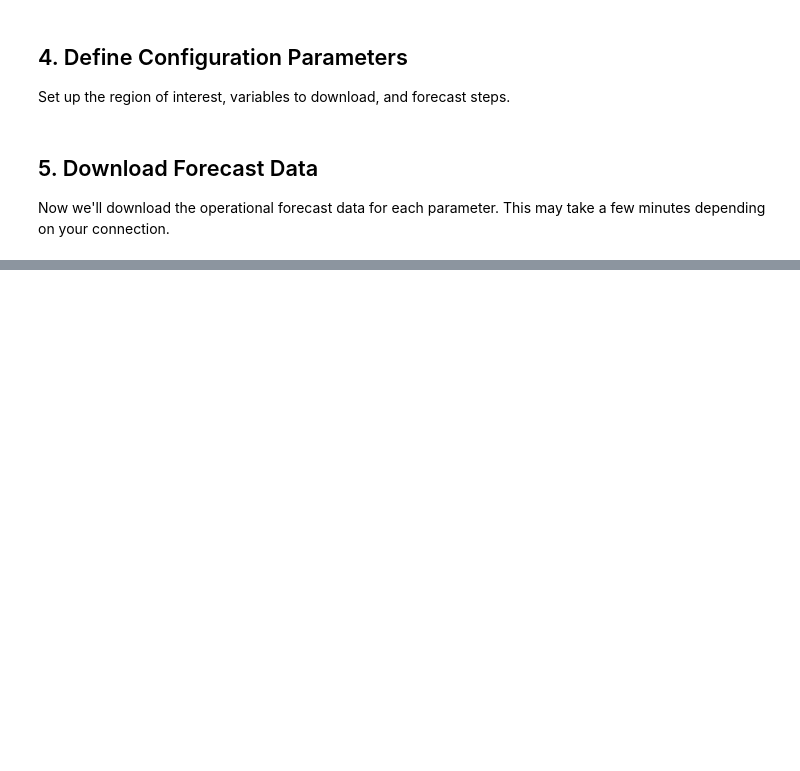
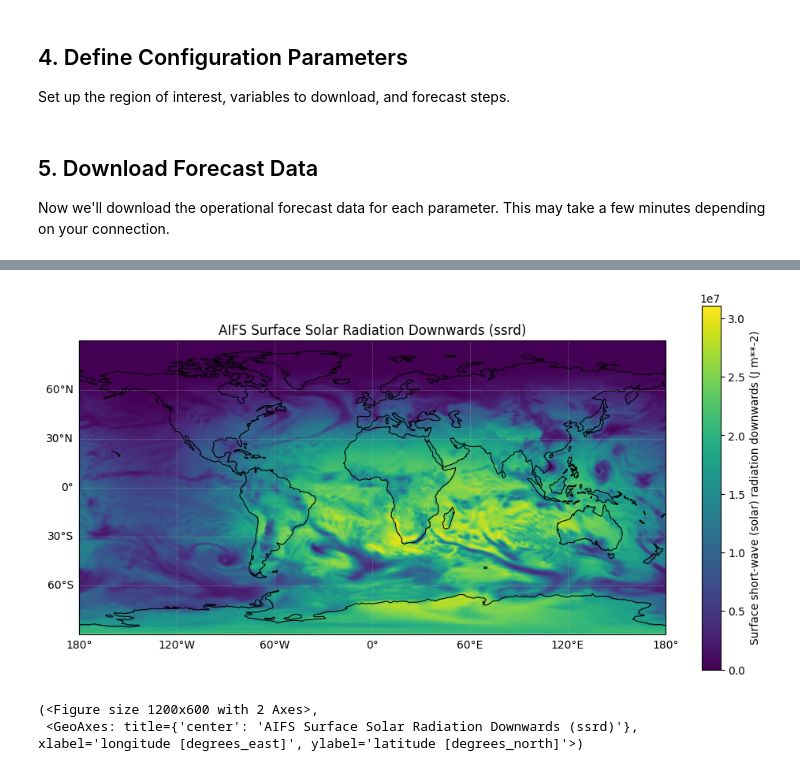
Before and after one commit to HKV-products-services/Capacity-Building-ICPAC-for-climate-services, a Jupyter notebook: Renewable_Energy_Forecasting/2_Get_AIFS_forecast.ipynb, the cells around one changed output, grey strips where cells are left out. Cells and saved outputs as stored; diff of their text form; code cells hidden in the pictures; blank space fills up the shorter version.

```diff
--- a/Renewable_Energy_Forecasting/2_Get_AIFS_forecast.ipynb
+++ b/Renewable_Energy_Forecasting/2_Get_AIFS_forecast.ipynb
@@ -160,0 +120,12 @@ if forecast_files:
+# %%
+# plot dataset
+
+plot_variable(
+    ds.sel(step="18:00:00"),
+    var_name='ssrd',
+    title='AIFS Surface Solar Radiation Downwards (ssrd)',
+    )
+# %% [output]
+[figure, added]
+(<Figure size 1200x600 with 2 Axes>,
+ <GeoAxes: title={'center': 'AIFS Surface Solar Radiation Downwards (ssrd)'}, xlabel='longitude [degrees_east]', ylabel='latitude [degrees_north]'>)
```
Also changed, not shown: parts of 17 cells of this notebook, 5 other files.
